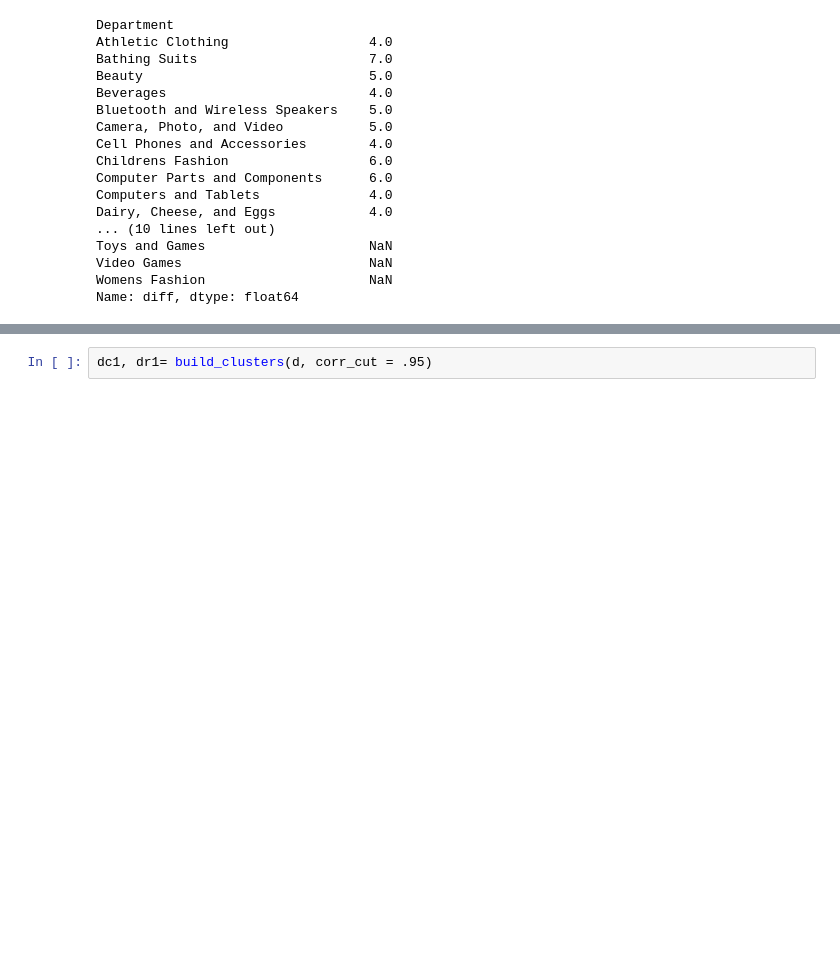
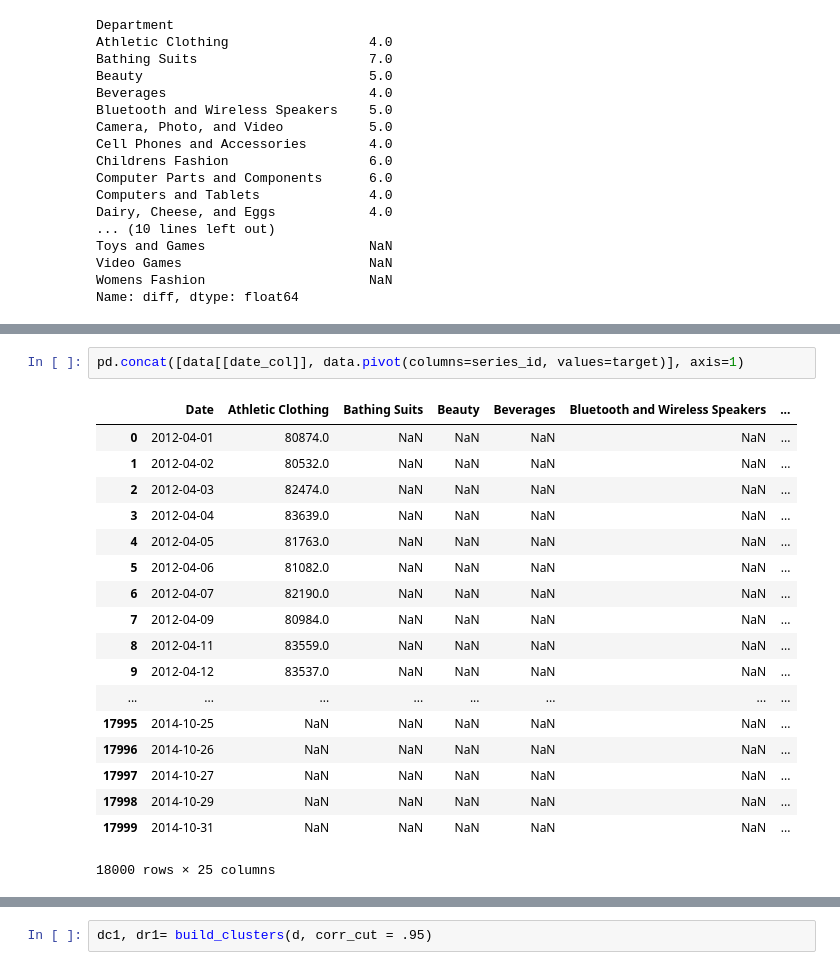
Before and after one commit to mcohenmcohen/DataRobot, a Jupyter notebook: Bill Garvert/Certification_Good_TrialAndError.ipynb, the cells around one changed output, grey strips where cells are left out. Drawn from its saved outputs; the diff is of its cells as text; blank space fills up the shorter version.

```diff
--- a/Bill Garvert/Certification_Good_TrialAndError.ipynb
+++ b/Bill Garvert/Certification_Good_TrialAndError.ipynb
@@ -339,0 +323,21 @@ training
+# %%
+pd.concat([data[[date_col]], data.pivot(columns=series_id, values=target)], axis=1)
+# %% [output]
+|  | Date | Athletic Clothing | Bathing Suits | Beauty | Beverages | Bluetooth and Wireless Speakers | ... |
+| 0 | 2012-04-01 | 80874.0 | NaN | NaN | NaN | NaN | ... |
+| 1 | 2012-04-02 | 80532.0 | NaN | NaN | NaN | NaN | ... |
+| 2 | 2012-04-03 | 82474.0 | NaN | NaN | NaN | NaN | ... |
+| 3 | 2012-04-04 | 83639.0 | NaN | NaN | NaN | NaN | ... |
+| 4 | 2012-04-05 | 81763.0 | NaN | NaN | NaN | NaN | ... |
+| 5 | 2012-04-06 | 81082.0 | NaN | NaN | NaN | NaN | ... |
+| 6 | 2012-04-07 | 82190.0 | NaN | NaN | NaN | NaN | ... |
+| 7 | 2012-04-09 | 80984.0 | NaN | NaN | NaN | NaN | ... |
+| 8 | 2012-04-11 | 83559.0 | NaN | NaN | NaN | NaN | ... |
+| 9 | 2012-04-12 | 83537.0 | NaN | NaN | NaN | NaN | ... |
+| ... | ... | ... | ... | ... | ... | ... | ... |
+| 17995 | 2014-10-25 | NaN | NaN | NaN | NaN | NaN | ... |
+| 17996 | 2014-10-26 | NaN | NaN | NaN | NaN | NaN | ... |
+| 17997 | 2014-10-27 | NaN | NaN | NaN | NaN | NaN | ... |
+| 17998 | 2014-10-29 | NaN | NaN | NaN | NaN | NaN | ... |
+| 17999 | 2014-10-31 | NaN | NaN | NaN | NaN | NaN | ... |
+18000 rows × 25 columns
```
Also changed, not shown: parts of 12 cells of this notebook, 2 other files.
